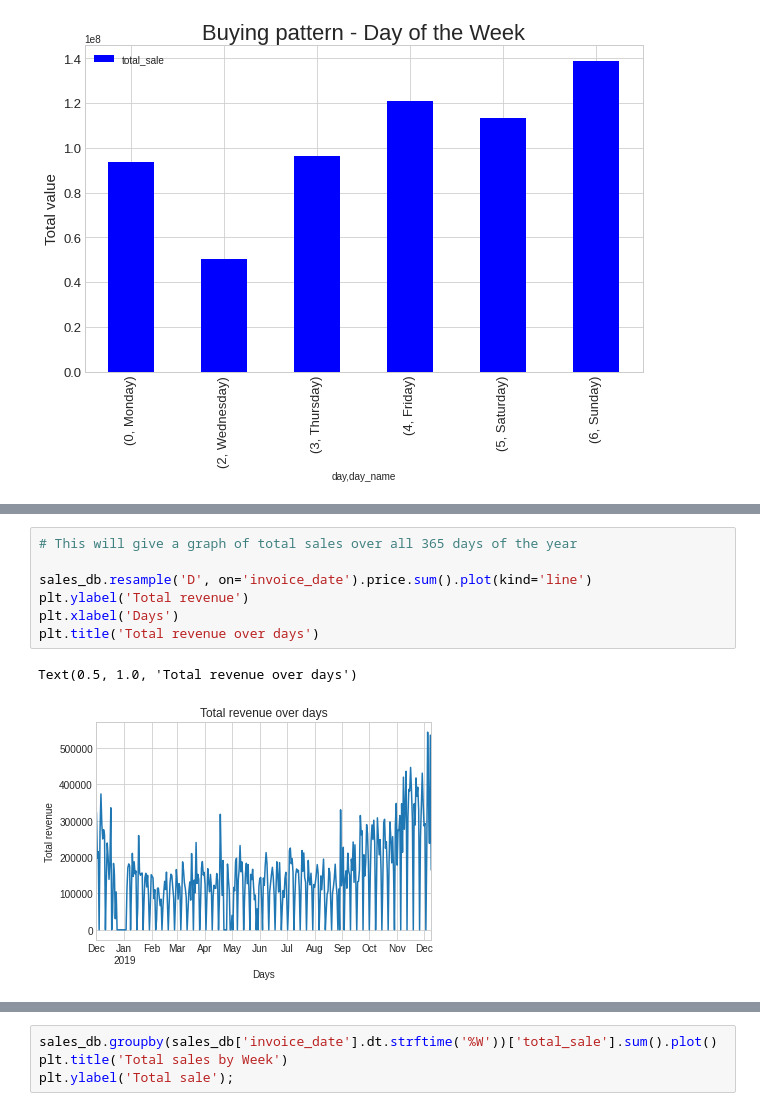
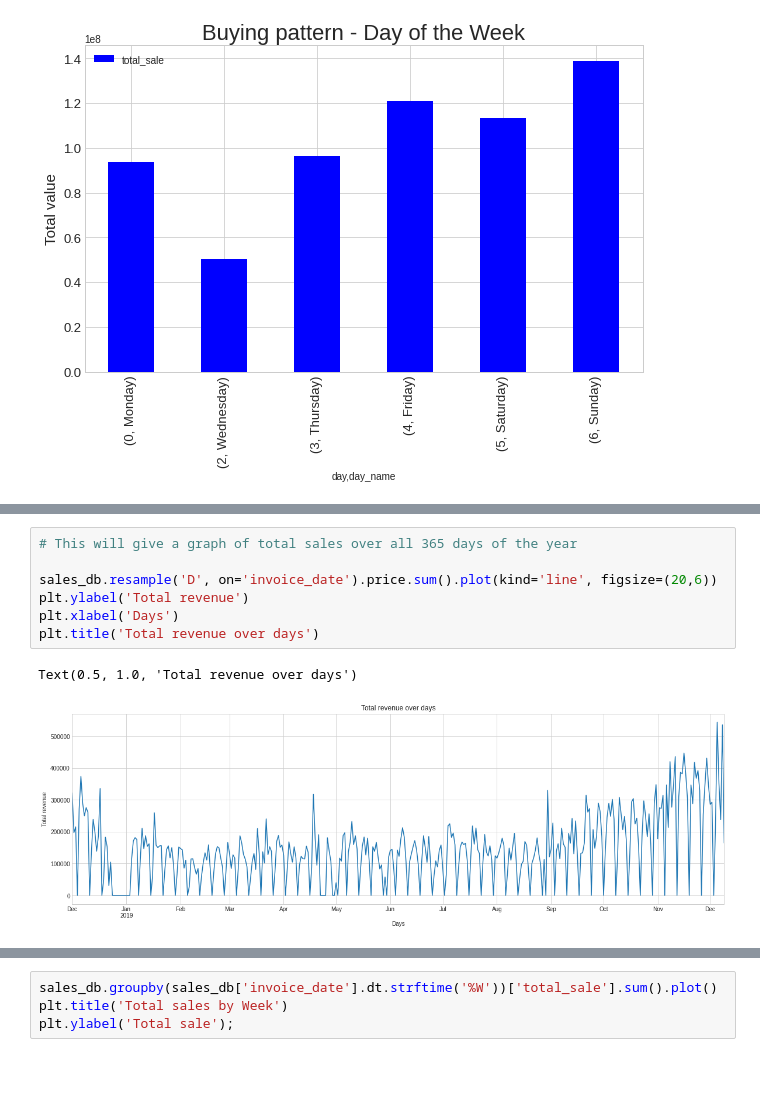
Before and after one commit to jmb-oddbook/ecom_project, a Jupyter notebook: ecom_viz.ipynb, the cells around one changed output, grey strips where cells are left out. Saved outputs shown, nothing was run; the diff lists cells and outputs as text; blank space fills up the shorter version.

```diff
--- a/ecom_viz.ipynb
+++ b/ecom_viz.ipynb
@@ -115,10 +156,10 @@ plt.show()
 # %%
 # This will give a graph of total sales over all 365 days of the year
 
-sales_db.resample('D', on='invoice_date').price.sum().plot(kind='line')
+sales_db.resample('D', on='invoice_date').price.sum().plot(kind='line', figsize=(20,6))
 plt.ylabel('Total revenue')
 plt.xlabel('Days')
 plt.title('Total revenue over days')
 # %% [output]
 Text(0.5, 1.0, 'Total revenue over days')
-[figure, old version]
+[figure, new version]
```
Also changed, not shown: parts of 12 cells of this notebook, 5 other files.
